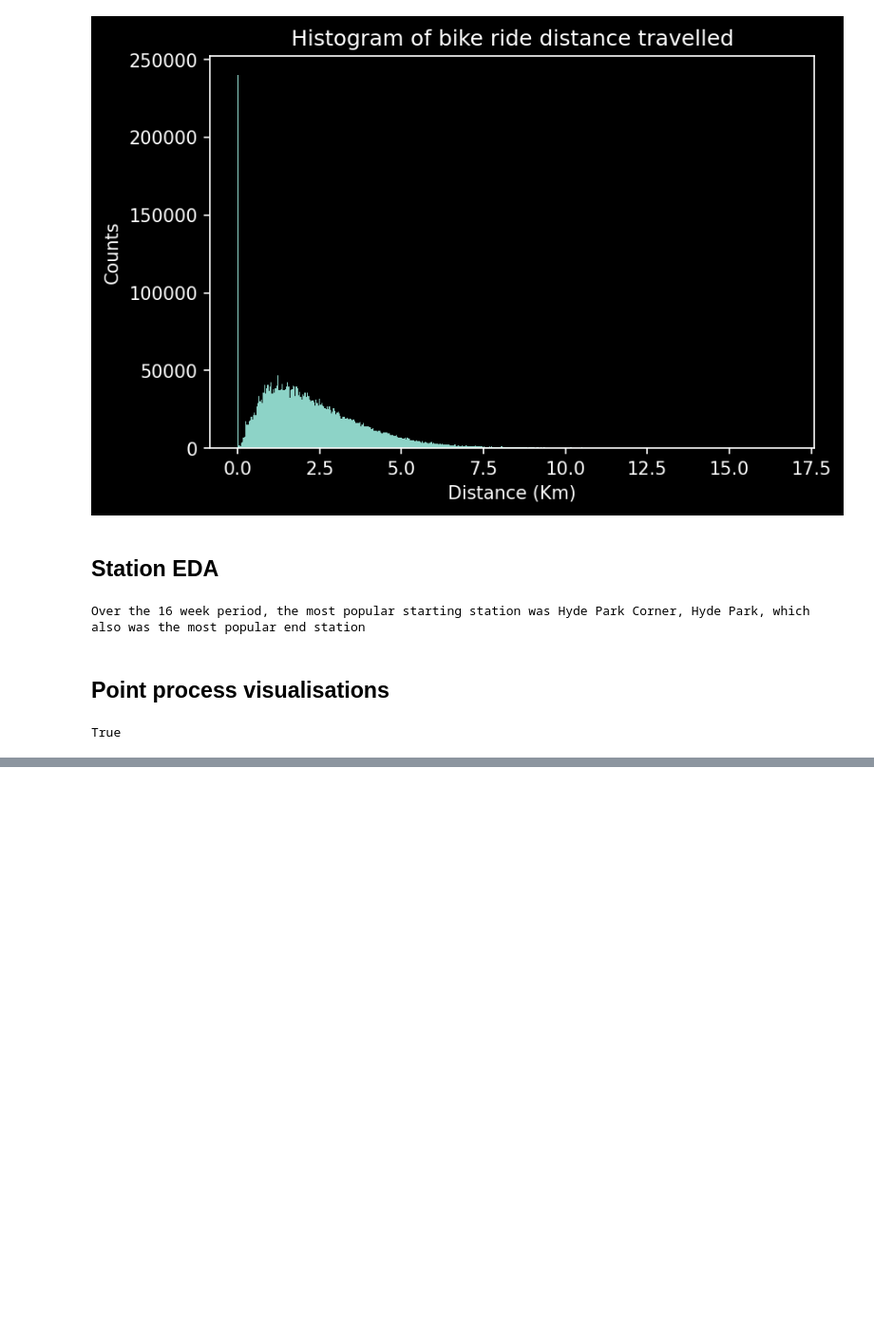
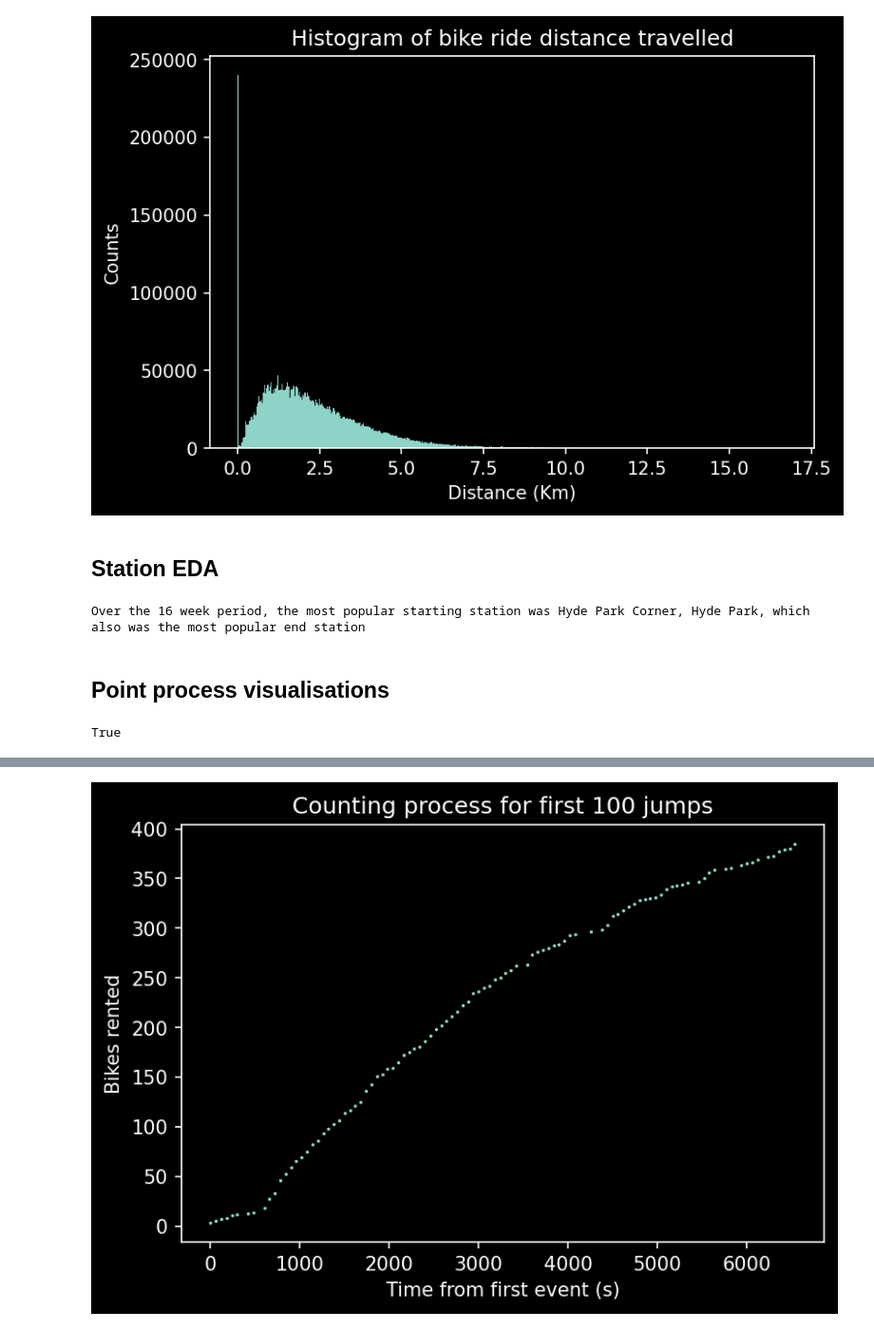
Before and after one commit to carlosaccp/Santander-SE-ME, a Jupyter notebook: analysis/EDA.ipynb, the cells around one changed output, grey strips where cells are left out. Shown at 95% size. Saved outputs shown, nothing was run; the diff lists cells and outputs as text; code cells hidden in the pictures; blank space fills up the shorter version.

```diff
--- a/analysis/EDA.ipynb
+++ b/analysis/EDA.ipynb
@@ -196,0 +193,4 @@ plot_n_counting_process(20)
+# %%
+plot_n_counting_process(100, s=0.5)
+# %% [output]
+[figure, added]
```
Also changed, not shown: parts of 6 cells of this notebook.
